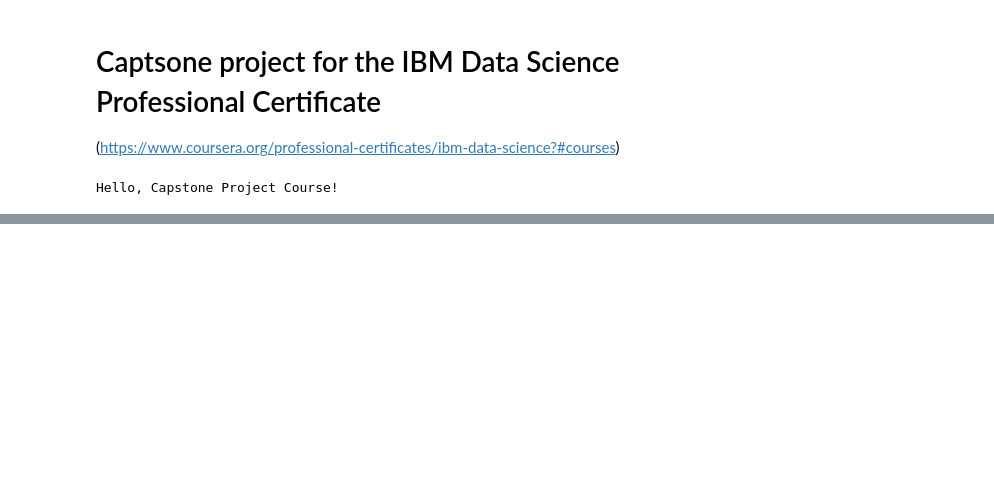
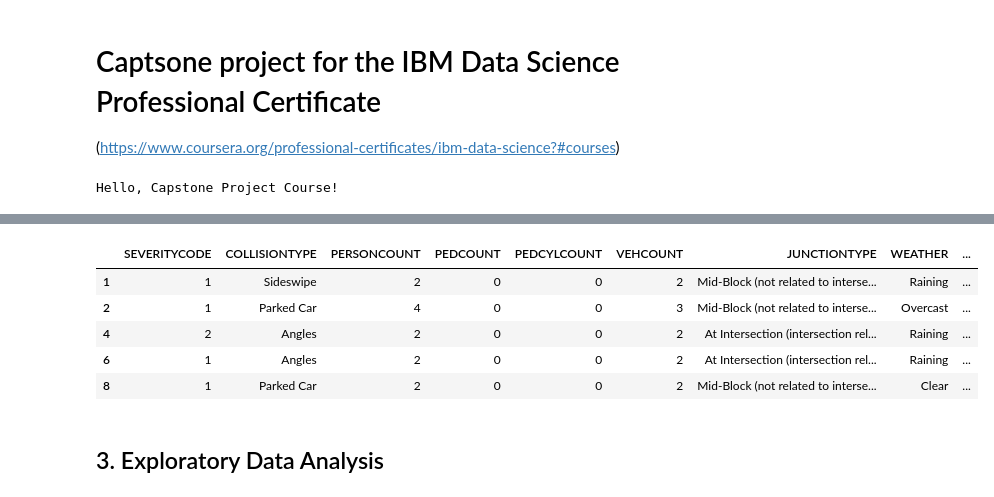
Before and after one commit to mikitz/Coursera_Capstone, a Jupyter notebook: Captsone project for the IBM Data Science.ipynb, the cells around one changed output, grey strips where cells are left out. Saved outputs shown, nothing was run; the diff lists cells and outputs as text; code cells hidden in the pictures; blank space fills up the shorter version.

```diff
--- a/Captsone project for the IBM Data Science.ipynb
+++ b/Captsone project for the IBM Data Science.ipynb
@@ -109,0 +58,9 @@ AttributeError: 'NoneType' object has no attribute 'head'
+# %%
+# create a new dataframe on which to run the models
+dfm = dfw.drop(['OBJECTID', 'INCKEY', 'COLDETKEY', 'REPORTNO', 'LOCATION', 'SEVERITYDESC', 'INCDATE', 'INCDTTM', 'SDOTCOLNUM', 'SEGLANEKEY', 'CROSSWALKKEY', 'HITPARKEDCAR', 'ST_COLCODE', 'ST_COLDESC', 'SDOT_COLDESC', 'SDOT_COLCODE', 'ADDRTYPE', 'UNDERINFL'], axis = 1)
+# %%
+# drop the pesky X and Y columns... Finally
+dfm.drop(['X', 'Y'], axis = 1, inplace = True)
+# drop the duplicate SEVERITYCODE column named SEVERITYCODE.1
+dfm.drop(['SEVERITYCODE.1'], axis = 1, inplace = True)
+dfm.shape
@@ -109,0 +69,4 @@ AttributeError: 'NoneType' object has no attribute 'head'
+# %%
+# filter out the rows in which there are more than 10 persons.
+dfm1 = dfm[dfm['PERSONCOUNT'] < 11]
+dfm1.shape
@@ -109,0 +75,4 @@ AttributeError: 'NoneType' object has no attribute 'head'
+# %%
+# filter out the rows in which there are more than 3 pedestrians.
+dfm2 = dfm1[dfm1['PEDCOUNT'] < 4]
+dfm2.shape
@@ -109,0 +122,11 @@ AttributeError: 'NoneType' object has no attribute 'head'
+# %%
+dfm2.head()
+# %% [output]
+|  | SEVERITYCODE | COLLISIONTYPE | PERSONCOUNT | PEDCOUNT | PEDCYLCOUNT | VEHCOUNT | JUNCTIONTYPE | WEATHER | ... |
+| 1 | 1 | Sideswipe | 2 | 0 | 0 | 2 | Mid-Block (not related to interse... | Raining | ... |
+| 2 | 1 | Parked Car | 4 | 0 | 0 | 3 | Mid-Block (not related to interse... | Overcast | ... |
+| 4 | 2 | Angles | 2 | 0 | 0 | 2 | At Intersection (intersection rel... | Raining | ... |
+| 6 | 1 | Angles | 2 | 0 | 0 | 2 | At Intersection (intersection rel... | Raining | ... |
+| 8 | 1 | Parked Car | 2 | 0 | 0 | 2 | Mid-Block (not related to interse... | Clear | ... |
+# %% [markdown]
+## 3. Exploratory Data Analysis
```
Also changed, not shown: parts of 99 cells of this notebook.
